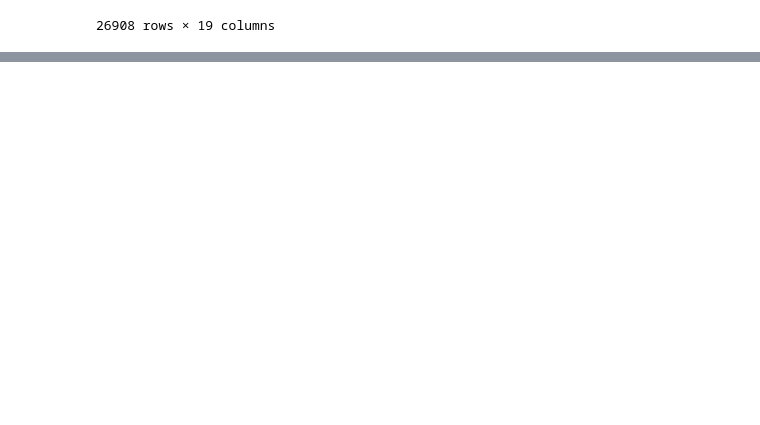
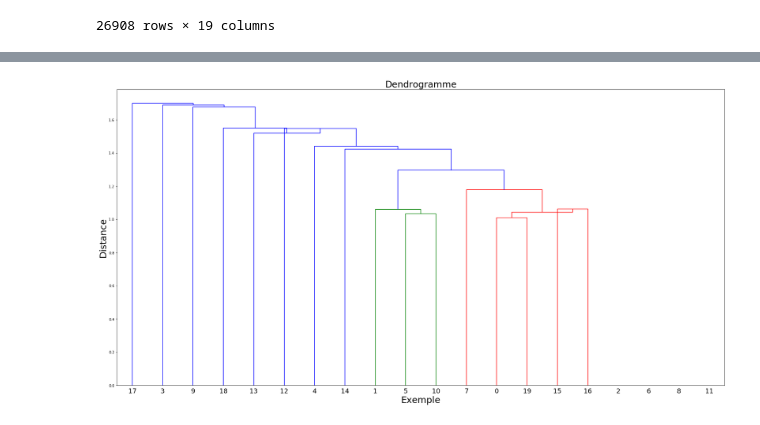
Before and after one commit to ohouens/3i026, a Jupyter notebook: projet/Analyse de données de films.ipynb, the cells around one changed output, grey strips where cells are left out. Drawn from its saved outputs; the diff is of its cells as text; code cells hidden in the pictures; blank space fills up the shorter version.

Commit message:
clustering des categories et dendogramme

```diff
--- a/projet/Analyse de données de films.ipynb
+++ b/projet/Analyse de données de films.ipynb
@@ -291,0 +276,3 @@ _____________________________________________FROM__2D__TO__20D__________________
+# %%
+M_Fusion = ct.clustering_hierarchique(centroide, "euclidienne")
+print('\nLa matrice M_Fusion obtenue :\n',M_Fusion)
@@ -291,0 +297,4 @@ _____________________________________________FROM__2D__TO__20D__________________
+# %%
+ct.dendogramme(M_Fusion)
+# %% [output]
+[figure, added]
```
Also changed, not shown: parts of 5 cells of this notebook, 1 other file.
